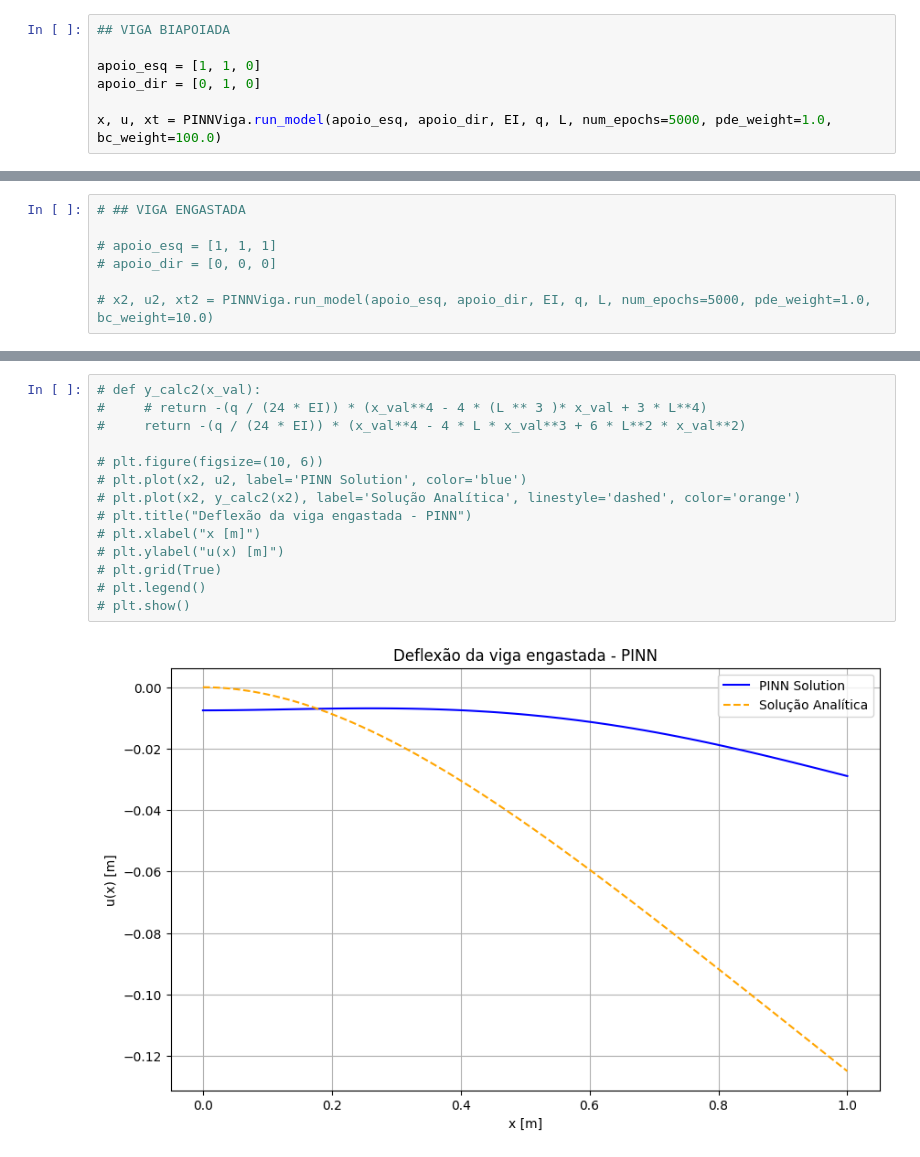
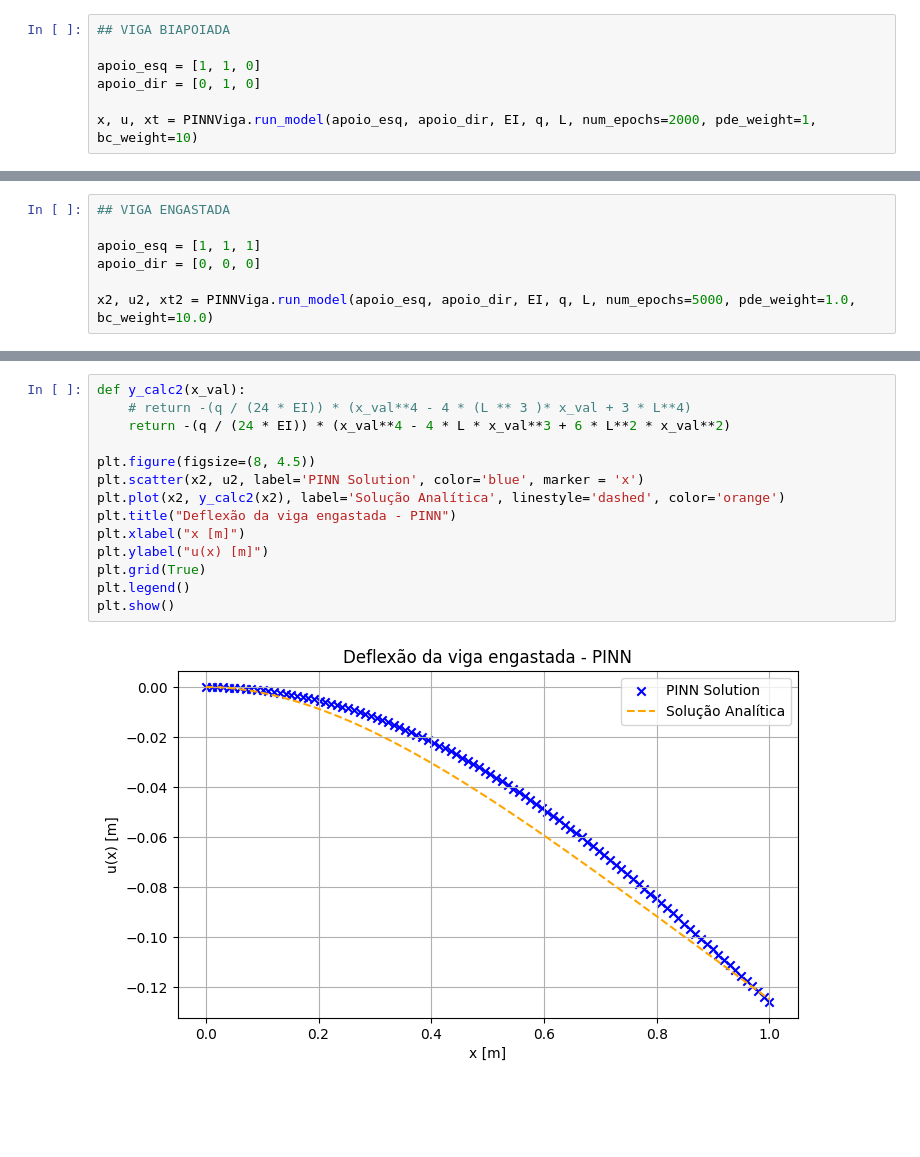
Before and after one commit to taciov/PINNViga, a Jupyter notebook: execute_PINNViga.ipynb, the cells around one changed output, grey strips where cells are left out. Cells and saved outputs as stored; diff of their text form; blank space fills up the shorter version.

```diff
--- a/execute_PINNViga.ipynb
+++ b/execute_PINNViga.ipynb
@@ -16,5 +17,5 @@ L = 1.0
 apoio_esq = [1, 1, 0]
 apoio_dir = [0, 1, 0]
 
-x, u, xt = PINNViga.run_model(apoio_esq, apoio_dir, EI, q, L, num_epochs=5000, pde_weight=1.0, bc_weight=100.0)
+x, u, xt = PINNViga.run_model(apoio_esq, apoio_dir, EI, q, L, num_epochs=2000, pde_weight=1, bc_weight=10)
 # %% [output]
@@ -62,8 +48,8 @@ plt.show()
 # %%
-# ## VIGA ENGASTADA
+## VIGA ENGASTADA
 
-# apoio_esq = [1, 1, 1]
-# apoio_dir = [0, 0, 0]
+apoio_esq = [1, 1, 1]
+apoio_dir = [0, 0, 0]
 
-# x2, u2, xt2 = PINNViga.run_model(apoio_esq, apoio_dir, EI, q, L, num_epochs=5000, pde_weight=1.0, bc_weight=10.0)
+x2, u2, xt2 = PINNViga.run_model(apoio_esq, apoio_dir, EI, q, L, num_epochs=5000, pde_weight=1.0, bc_weight=10.0)
 # %% [output]
@@ -80,16 +67,16 @@ Epoch 4500, Loss: 0.000044, PDE Loss: 0.000028, BC Loss: 0.000002
 # %%
-# def y_calc2(x_val):
-#     # return -(q / (24 * EI)) * (x_val**4 - 4 * (L ** 3 )* x_val + 3 * L**4)
-#     return -(q / (24 * EI)) * (x_val**4 - 4 * L * x_val**3 + 6 * L**2 * x_val**2)
+def y_calc2(x_val):
+    # return -(q / (24 * EI)) * (x_val**4 - 4 * (L ** 3 )* x_val + 3 * L**4)
+    return -(q / (24 * EI)) * (x_val**4 - 4 * L * x_val**3 + 6 * L**2 * x_val**2)
 
-# plt.figure(figsize=(10, 6))
-# plt.plot(x2, u2, label='PINN Solution', color='blue')
-# plt.plot(x2, y_calc2(x2), label='Solução Analítica', linestyle='dashed', color='orange')
-# plt.title("Deflexão da viga engastada - PINN")
-# plt.xlabel("x [m]")
-# plt.ylabel("u(x) [m]")
-# plt.grid(True)
-# plt.legend()
-# plt.show()
+plt.figure(figsize=(8, 4.5))
+plt.scatter(x2, u2, label='PINN Solution', color='blue', marker = 'x')
+plt.plot(x2, y_calc2(x2), label='Solução Analítica', linestyle='dashed', color='orange')
+plt.title("Deflexão da viga engastada - PINN")
+plt.xlabel("x [m]")
+plt.ylabel("u(x) [m]")
+plt.grid(True)
+plt.legend()
+plt.show()
 # %% [output]
-[figure, old version]
+[figure, new version]
```
Also changed, not shown: parts of 10 cells of this notebook, 2 other files.
